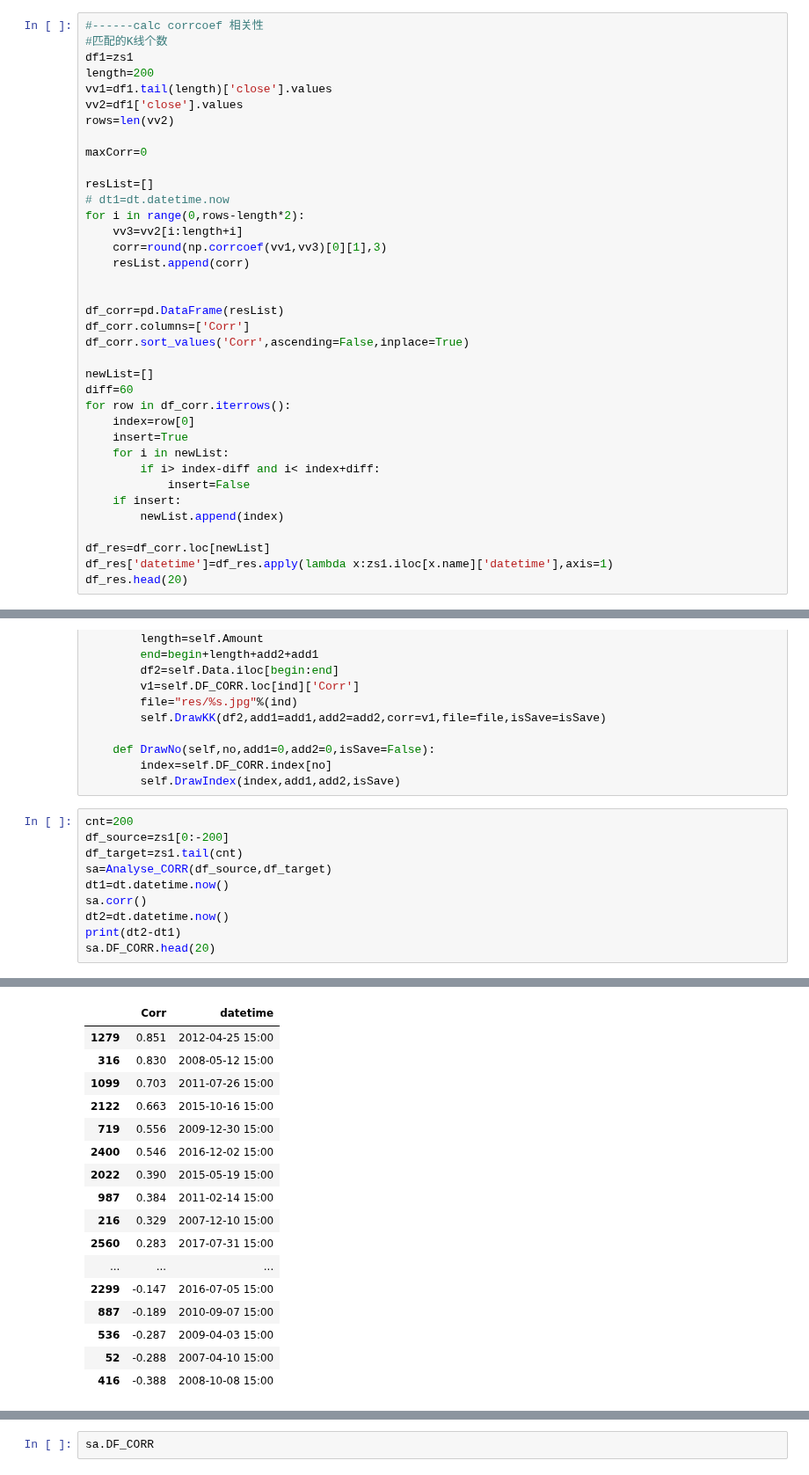
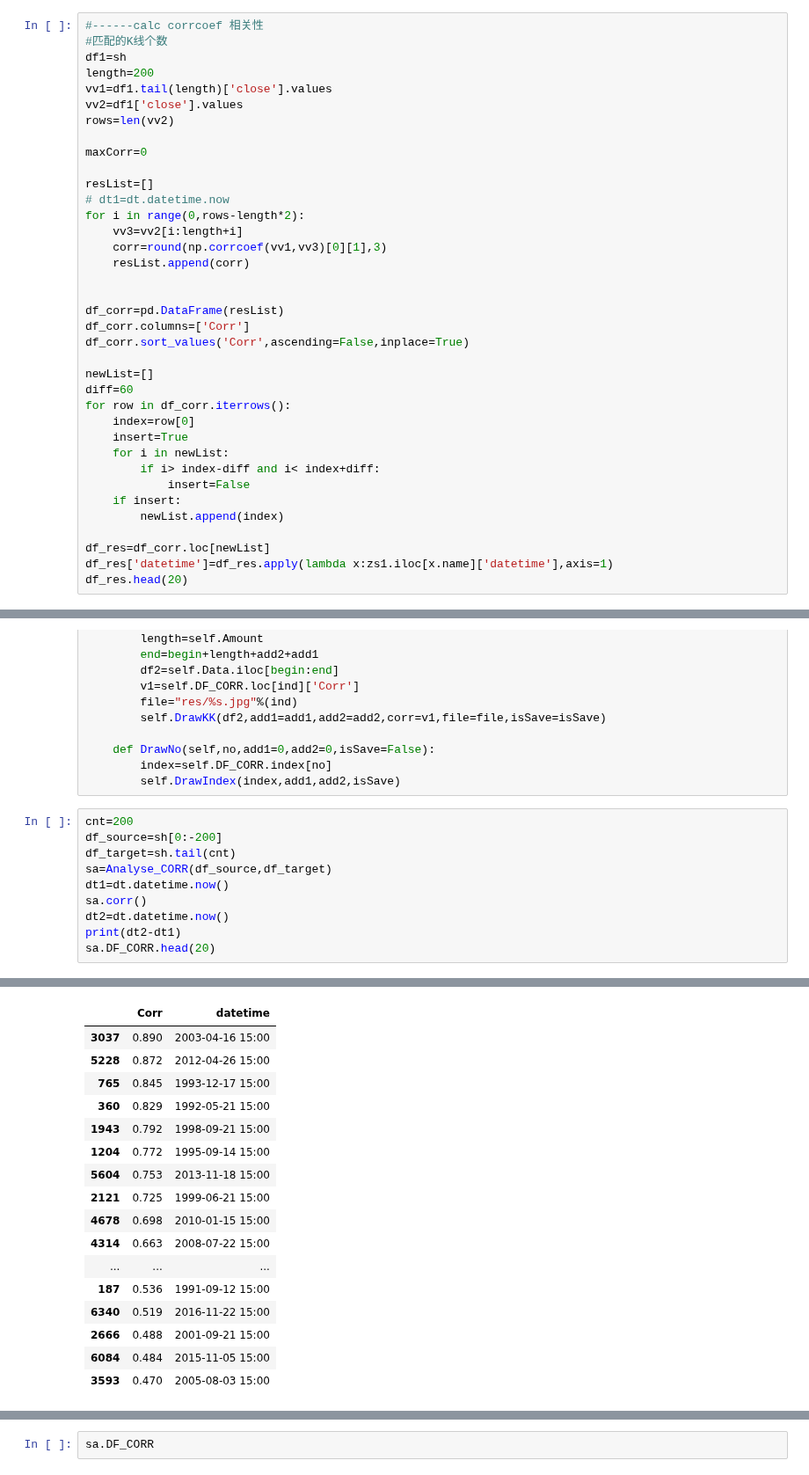
Before and after one commit to che7611/test2, a Jupyter notebook: tdx.ipynb, the cells around one changed output, grey strips where cells are left out. Shown at 88% size. Saved outputs shown, nothing was run; the diff lists cells and outputs as text.

```diff
--- a/tdx.ipynb
+++ b/tdx.ipynb
@@ -153,7 +149,7 @@ rolling_correlation_cn = pd.rolling_correlation_cn
 # %%
 #------calc corrcoef 相关性
 #匹配的K线个数
-df1=zs1
+df1=sh
 length=200
 vv1=df1.tail(length)['close'].values
 vv2=df1['close'].values
@@ -410,8 +390,8 @@ class Analyse_CORR:
         self.DrawIndex(index,add1,add2,isSave)
 # %%
 cnt=200
-df_source=zs1[0:-200]
-df_target=zs1.tail(cnt)
+df_source=sh[0:-200]
+df_target=sh.tail(cnt)
 sa=Analyse_CORR(df_source,df_target)
 dt1=dt.datetime.now()
 sa.corr()
@@ -423,17 +403,17 @@ sa.DF_CORR.head(20)
 |  | Corr | datetime |
-| 1279 | 0.851 | 2012-04-25 15:00 |
-| 316 | 0.830 | 2008-05-12 15:00 |
-| 1099 | 0.703 | 2011-07-26 15:00 |
-| 2122 | 0.663 | 2015-10-16 15:00 |
-| 719 | 0.556 | 2009-12-30 15:00 |
-| 2400 | 0.546 | 2016-12-02 15:00 |
-| 2022 | 0.390 | 2015-05-19 15:00 |
-| 987 | 0.384 | 2011-02-14 15:00 |
-| 216 | 0.329 | 2007-12-10 15:00 |
-| 2560 | 0.283 | 2017-07-31 15:00 |
+| 3037 | 0.890 | 2003-04-16 15:00 |
+| 5228 | 0.872 | 2012-04-26 15:00 |
+| 765 | 0.845 | 1993-12-17 15:00 |
+| 360 | 0.829 | 1992-05-21 15:00 |
+| 1943 | 0.792 | 1998-09-21 15:00 |
+| 1204 | 0.772 | 1995-09-14 15:00 |
+| 5604 | 0.753 | 2013-11-18 15:00 |
+| 2121 | 0.725 | 1999-06-21 15:00 |
+| 4678 | 0.698 | 2010-01-15 15:00 |
+| 4314 | 0.663 | 2008-07-22 15:00 |
 | ... | ... | ... |
-| 2299 | -0.147 | 2016-07-05 15:00 |
-| 887 | -0.189 | 2010-09-07 15:00 |
-| 536 | -0.287 | 2009-04-03 15:00 |
-| 52 | -0.288 | 2007-04-10 15:00 |
-| 416 | -0.388 | 2008-10-08 15:00 |
+| 187 | 0.536 | 1991-09-12 15:00 |
+| 6340 | 0.519 | 2016-11-22 15:00 |
+| 2666 | 0.488 | 2001-09-21 15:00 |
+| 6084 | 0.484 | 2015-11-05 15:00 |
+| 3593 | 0.470 | 2005-08-03 15:00 |
```
Also changed, not shown: parts of 10 cells of this notebook, 3 other files.
